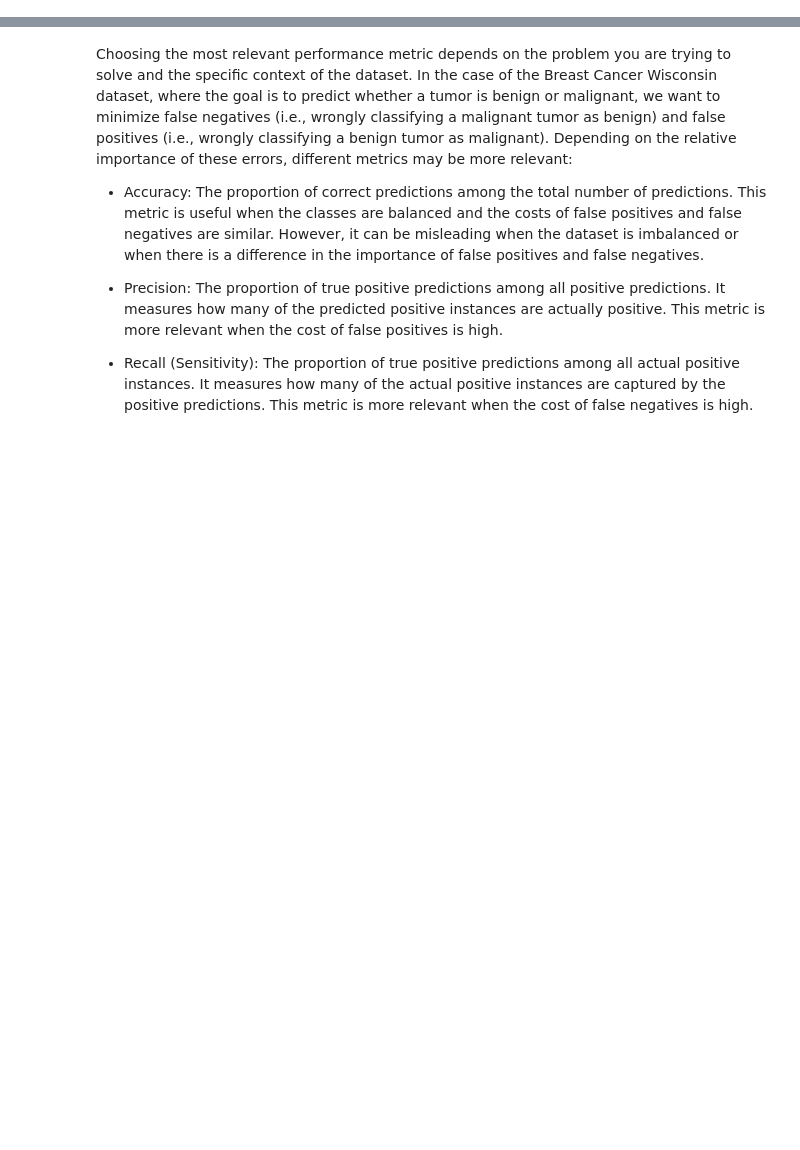
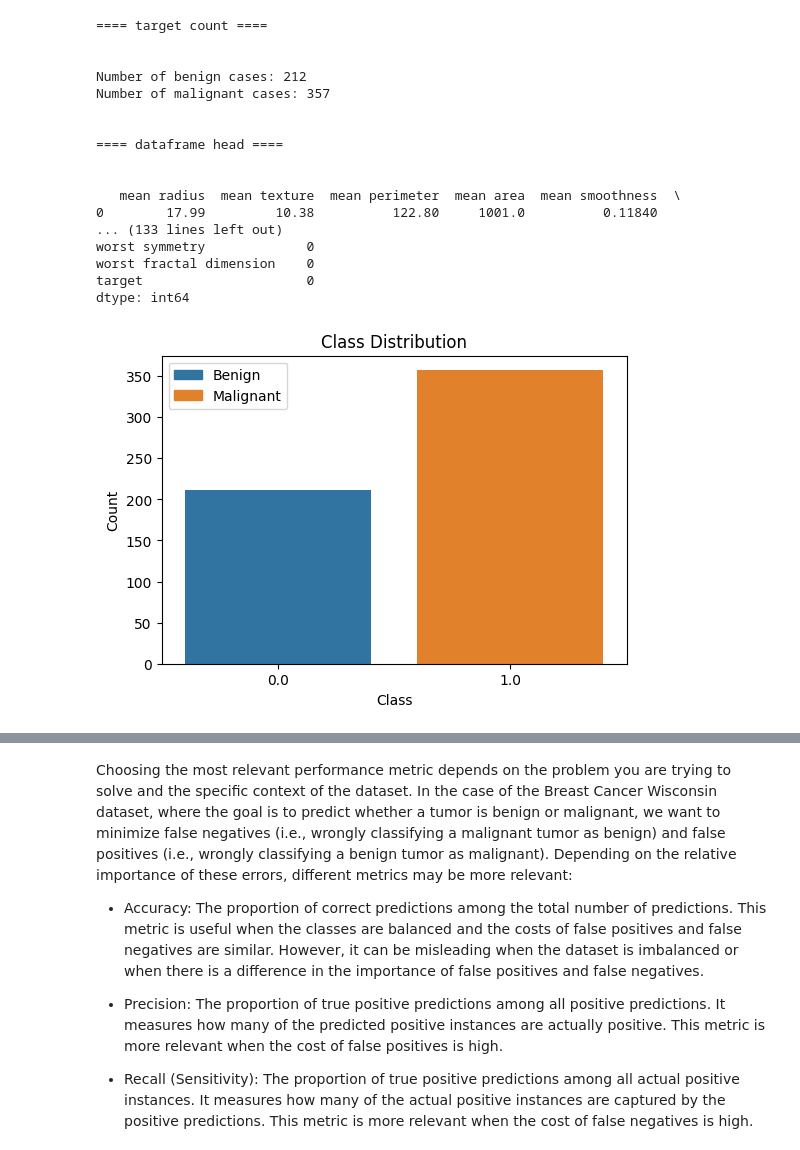
Before and after one commit to scriptbuzz/breast_cancer_ml, a Jupyter notebook: breastcancer_ml.ipynb, the cells around one changed output, grey strips where cells are left out. Saved outputs shown, nothing was run; the diff lists cells and outputs as text; code cells hidden in the pictures; blank space fills up the shorter version.

```diff
--- a/breastcancer_ml.ipynb
+++ b/breastcancer_ml.ipynb
@@ -128,0 +48,77 @@ SVM:
+# %%
+# Load the dataset and create a pandas DataFrame
+cancer_data = load_breast_cancer()
+data = pd.DataFrame(np.c_[cancer_data['data'], cancer_data['target']], columns=np.append(cancer_data['feature_names'], ['target']))
+
+benign_count = data[data['target'] == 0].shape[0]
+malignant_count = data[data['target'] == 1].shape[0]
+
+# Display benign cases vs malignant cases in dataset
+print("\n\n==== target count ====\n\n")
+print("Number of benign cases:", benign_count)
+print("Number of malignant cases:", malignant_count)
+
+# Display the first few rows of the dataset
+print("\n\n==== dataframe head ====\n\n")
+print(data.head())
+
+# Summary statistics
+print("\n\n==== dataframe stats ====\n\n")
+print(data.describe())
+
+# Check for missing values
+print("\n\n==== dataframe nulls ====\n\n")
+print(data.isnull().sum())
+
+# Visualize the distribution of the target variable
+'''
+The class distribution figure is a bar chart that shows the
+number of instances for each class in the target variable.
+In the context of the Breast Cancer Wisconsin dataset,
+the target variable has two classes: benign (0) and malignant (1).
+The purpose of this visualization is to help you understand
+the distribution of the classes and identify any potential
+class imbalance in the dataset.
+'''
+# plt.figure(figsize=(6, 4))
+# sns.countplot(x='target', data=data)
+# plt.title('Class Distribution')
+# plt.xlabel('Class')
+# plt.ylabel('Count')
+# plt.show()
+
+# Visualize the distribution of the target variable
+plt.figure(figsize=(6, 4))
+ax = sns.countplot(x='target', data=data)
+
+# Adding class labels to the legend
+class_labels = ['Benign', 'Malignant']
+unique_colors = [ax.patches[0].get_facecolor(), ax.patches[1].get_facecolor()]
+legend_patches = [matplotlib.patches.Patch(color=c, label=l) for c, l in zip(unique_colors, class_labels)]
+
+# Display the legend
+plt.legend(handles=legend_patches)
+
+plt.title('Class Distribution')
+plt.xlabel('Class')
+plt.ylabel('Count')
+plt.show()
+# %% [output]
+==== target count ====
+
+
+Number of benign cases: 212
+Number of malignant cases: 357
+
+
+==== dataframe head ====
+
+
+   mean radius  mean texture  mean perimeter  mean area  mean smoothness  \
+0        17.99         10.38          122.80     1001.0          0.11840
+... (133 lines left out)
+worst symmetry             0
+worst fractal dimension    0
+target                     0
+dtype: int64
+[figure, added]
```
Also changed, not shown: parts of 4 cells of this notebook.
